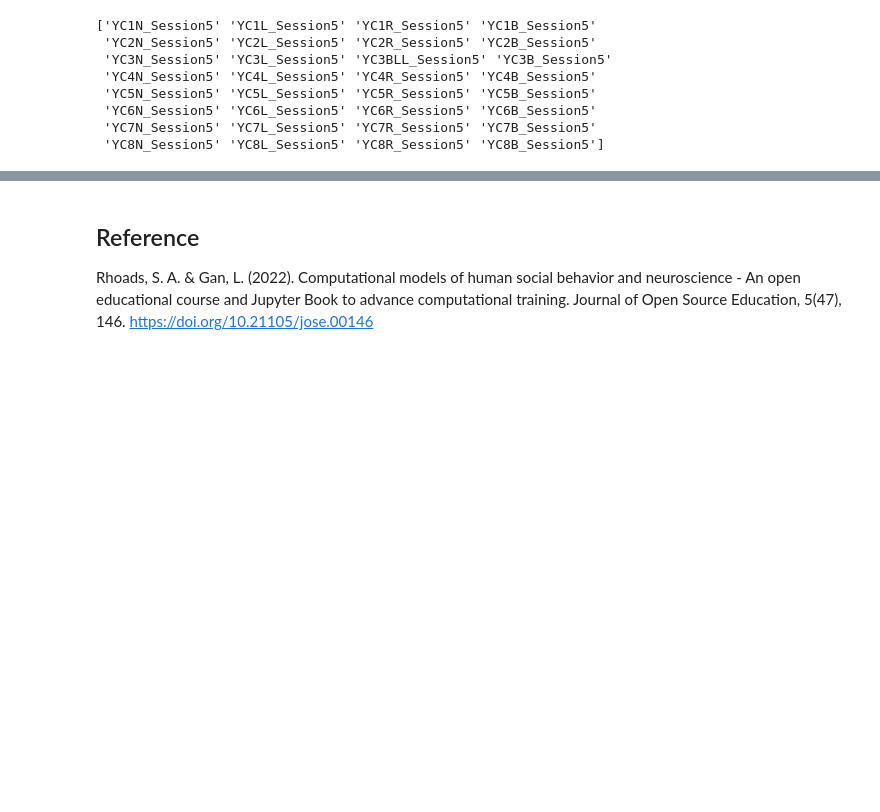
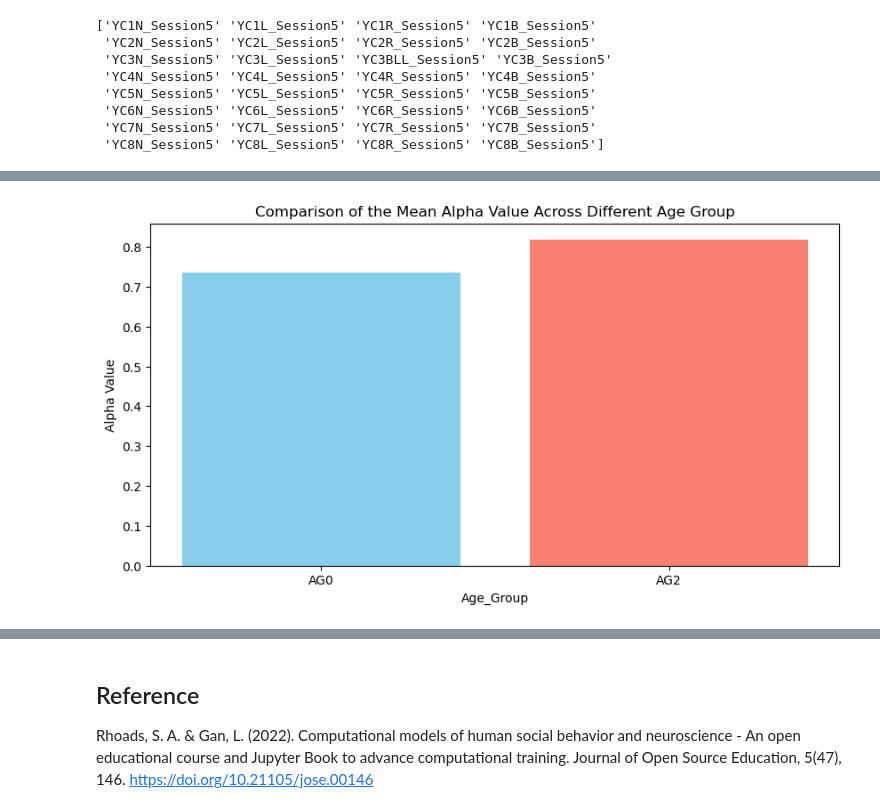
Before and after one commit to carlotoast/DRKM_Mouse_Jun25, a Jupyter notebook: KM_data_bayesian_HBM_080525.ipynb, the cells around one changed output, grey strips where cells are left out. Saved outputs shown, nothing was run; the diff lists cells and outputs as text; code cells hidden in the pictures; blank space fills up the shorter version.

```diff
--- a/KM_data_bayesian_HBM_080525.ipynb
+++ b/KM_data_bayesian_HBM_080525.ipynb
@@ -523,0 +559,12 @@ Mean alpha = 0.7768947578700625
+# %%
+fig2 = plt.figure(figsize =(10,5))
+
+#labels=['AG0','AG2'],
+
+plt.bar(['AG0', 'AG2'],[mean_alpha0, mean_alpha2],color=['skyblue','salmon'])
+plt.xlabel('Age_Group')
+plt.ylabel('Alpha Value')
+plt.title('Comparison of the Mean Alpha Value Across Different Age Group')
+plt.show()
+# %% [output]
+[figure, added]
```
Also changed, not shown: parts of 12 cells of this notebook.
